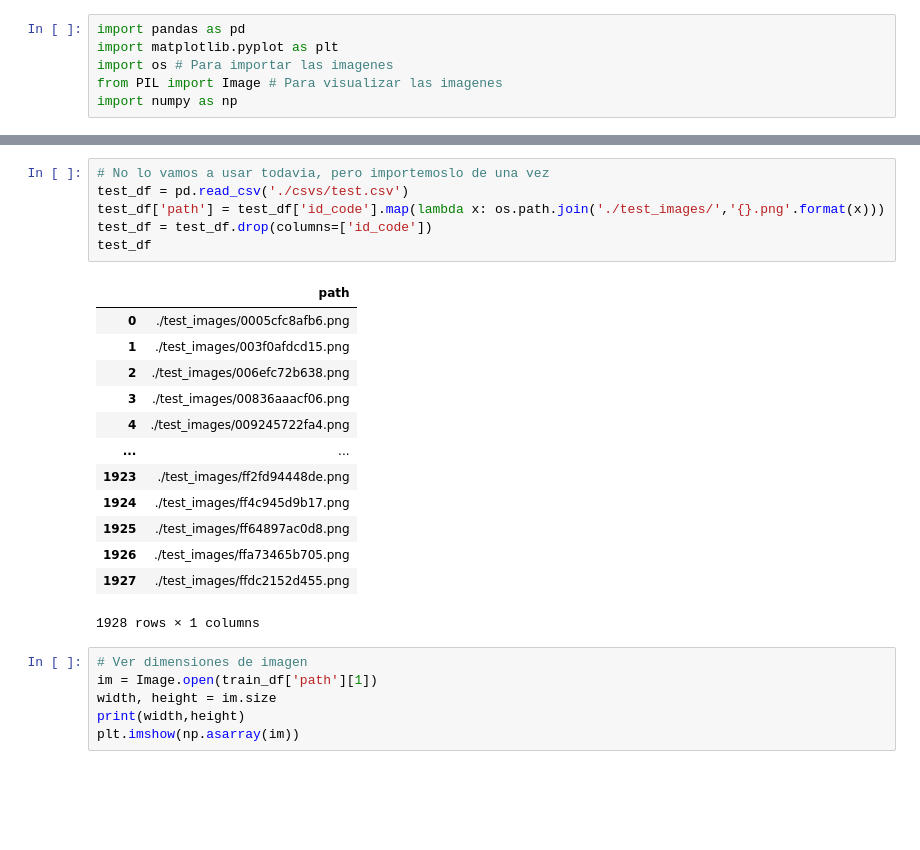
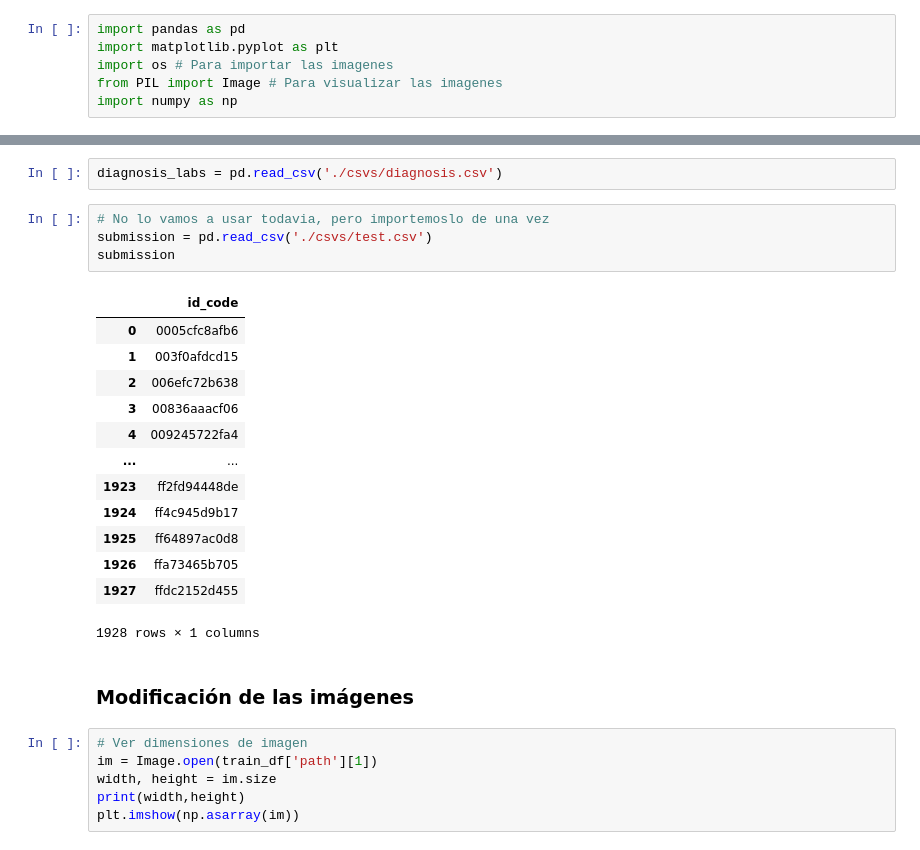
Before and after one commit to Andrea-Arguello/CNN_DR, a Jupyter notebook: Lab3.ipynb, the cells around one changed output, grey strips where cells are left out. Drawn from its saved outputs; the diff is of its cells as text; blank space fills up the shorter version.

```diff
--- a/Lab3.ipynb
+++ b/Lab3.ipynb
@@ -26,23 +93,25 @@ train_df
+# %%
+diagnosis_labs = pd.read_csv('./csvs/diagnosis.csv')
 # %%
 # No lo vamos a usar todavia, pero importemoslo de una vez
-test_df = pd.read_csv('./csvs/test.csv')
-test_df['path'] = test_df['id_code'].map(lambda x: os.path.join('./test_images/','{}.png'.format(x)))
-test_df = test_df.drop(columns=['id_code'])
-test_df
+submission = pd.read_csv('./csvs/test.csv')
+submission
 # %% [output]
-|  | path |
-| 0 | ./test_images/0005cfc8afb6.png |
-| 1 | ./test_images/003f0afdcd15.png |
-| 2 | ./test_images/006efc72b638.png |
-| 3 | ./test_images/00836aaacf06.png |
-| 4 | ./test_images/009245722fa4.png |
+|  | id_code |
+| 0 | 0005cfc8afb6 |
+| 1 | 003f0afdcd15 |
+| 2 | 006efc72b638 |
+| 3 | 00836aaacf06 |
+| 4 | 009245722fa4 |
 | ... | ... |
-| 1923 | ./test_images/ff2fd94448de.png |
-| 1924 | ./test_images/ff4c945d9b17.png |
-| 1925 | ./test_images/ff64897ac0d8.png |
-| 1926 | ./test_images/ffa73465b705.png |
-| 1927 | ./test_images/ffdc2152d455.png |
+| 1923 | ff2fd94448de |
+| 1924 | ff4c945d9b17 |
+| 1925 | ff64897ac0d8 |
+| 1926 | ffa73465b705 |
+| 1927 | ffdc2152d455 |
 1928 rows × 1 columns
+# %% [markdown]
+### Modificación de las imágenes
 # %%
 # Ver dimensiones de imagen
 im = Image.open(train_df['path'][1])
```
Also changed, not shown: parts of 19 cells of this notebook, 8 other files.
